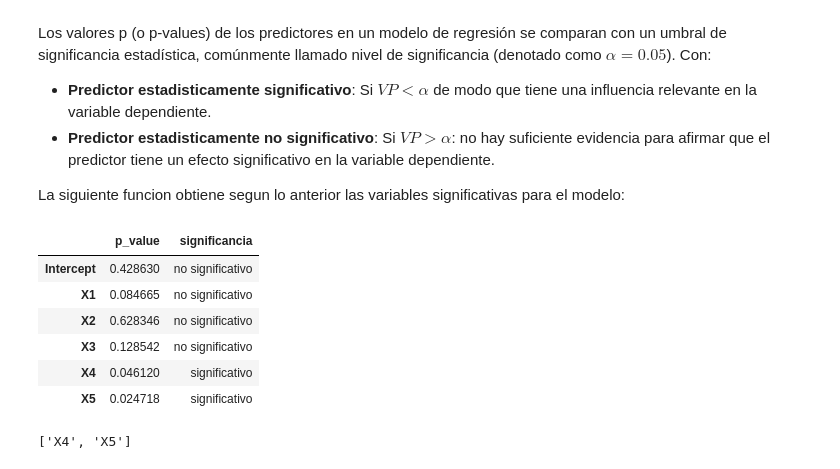
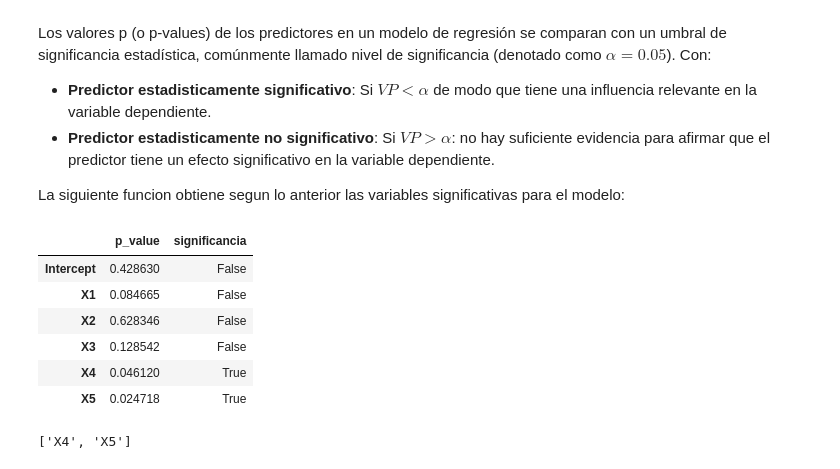
Before and after one commit to repos-especializacion-UdeA/estadistica, a Jupyter notebook: trabajo3/trabajo3_v0.ipynb, the cells around one changed output. Drawn from its saved outputs; the diff is of its cells as text; code cells hidden in the pictures.

```diff
--- a/trabajo3/trabajo3_v0.ipynb
+++ b/trabajo3/trabajo3_v0.ipynb
@@ -104,11 +106,11 @@ El modelo se obtiene emplando el método de ajuste por mínimos cuadrados ordina
 # Para ajustar el modelo utilizando el modo fórmula, es necesario que los datos
 # estén almacenados en un único dataframe.
 
-modelo = smf.ols(
+model = smf.ols(
      formula = 'Y ~ X1 + X2 + X3 + X4 + X5',
      data = df
 ).fit()
-display(modelo.summary())
+display(model.summary())
 # %% [output]
 OLS Regression Results
 | Dep. Variable: | Y | R-squared: | 0.448 |
@@ -177,20 +176,20 @@ La siguiente funcion obtiene segun lo anterior las variables significativas para
 # %%
 # Crear un DataFrame con los valores p
 
-p_values_df = pd.DataFrame(modelo.pvalues, columns=['p_value'])
+p_values_df = pd.DataFrame(model.pvalues, columns=['p_value'])
 p_values_df
 
-significativo = lambda p_value, alpha=0.05: 'significativo' if p_value < alpha else 'no significativo'
+significativo = lambda p_value, alpha=0.05: True if p_value < alpha else False
 p_values_df['significancia'] = p_values_df['p_value'].apply(significativo)
 p_values_df
 # %% [output]
 |  | p_value | significancia |
-| Intercept | 0.428630 | no significativo |
-| X1 | 0.084665 | no significativo |
-| X2 | 0.628346 | no significativo |
-| X3 | 0.128542 | no significativo |
-| X4 | 0.046120 | significativo |
-| X5 | 0.024718 | significativo |
+| Intercept | 0.428630 | False |
+| X1 | 0.084665 | False |
+| X2 | 0.628346 | False |
+| X3 | 0.128542 | False |
+| X4 | 0.046120 | True |
+| X5 | 0.024718 | True |
 # %%
 # Función para obtener las variables significativas
 def obtener_variables_significativas(model, alpha=0.05):
```
Also changed, not shown: parts of 103 cells of this notebook, 3 other files.
